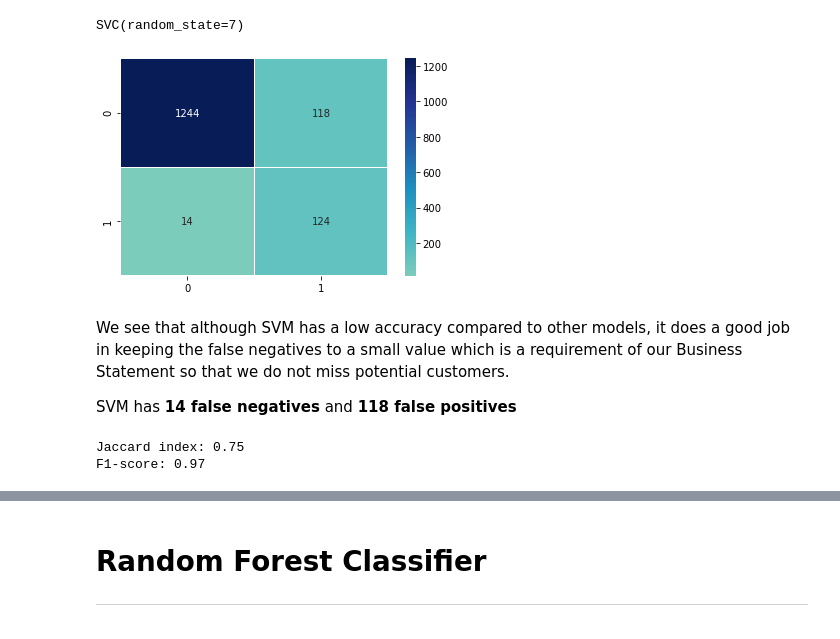
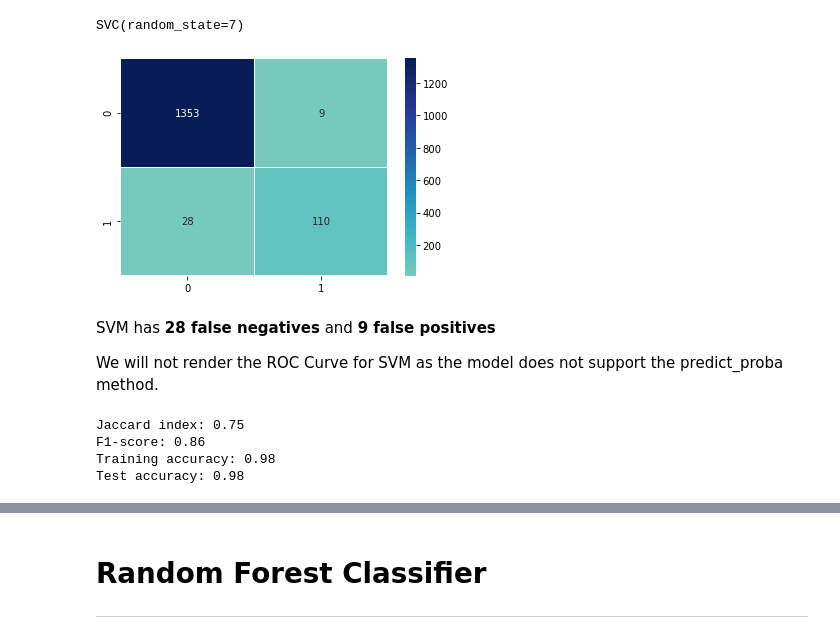
Before and after one commit to dark-crusader/ml-banking-customer-classification, a Jupyter notebook: Main.ipynb, the cells around one changed output, grey strips where cells are left out. Saved outputs shown, nothing was run; the diff lists cells and outputs as text; code cells hidden in the pictures.

Commit message:
Adding more evaluation metrics for models
Added minor fixes
Changed F1 score evaluation from wheighted average to default

```diff
--- a/Main.ipynb
+++ b/Main.ipynb
@@ -863,18 +887,22 @@ SVC(random_state=7)
 # %%
 svm_y_pred = SVM_model.predict(X_test)
 # %%
-cm = confusion_matrix(y_test, nb_y_pred_threshold)
+cm = confusion_matrix(y_test, svm_y_pred)
 # Plotting the confusion matrix
 ax = sns.heatmap(cm, annot=True, fmt="d", cmap="YlGnBu", center=250, linewidths=0.1)
 # %% [output]
-[figure, old version]
+[figure, new version]
-# %% [markdown]
-We see that although SVM has a low accuracy compared to other models, it does a good job in keeping the false negatives to a small value which is a requirement of our Business Statement so that we do not miss potential customers.
-
-SVM has __14 false negatives__ and __118 false positives__
+# %% [markdown]
+SVM has __28 false negatives__ and __9 false positives__
+
+We will not render the ROC Curve for SVM as the model does not support the predict_proba method.
 # %%
 print(f"Jaccard index: {jaccard_score(y_test, svm_y_pred):.2f}")
-print(f"F1-score: {f1_score(y_test, svm_y_pred, average='weighted'):.2f}")
+print(f"F1-score: {f1_score(y_test, svm_y_pred):.2f}")
+print(f"Training accuracy: {SVM_model.score(X_train, y_train):.2f}")
+print(f"Test accuracy: {SVM_model.score(X_test, y_test):.2f}")
 # %% [output]
 Jaccard index: 0.75
-F1-score: 0.97
+F1-score: 0.86
+Training accuracy: 0.98
+Test accuracy: 0.98
```
Also changed, not shown: parts of 25 cells of this notebook.
